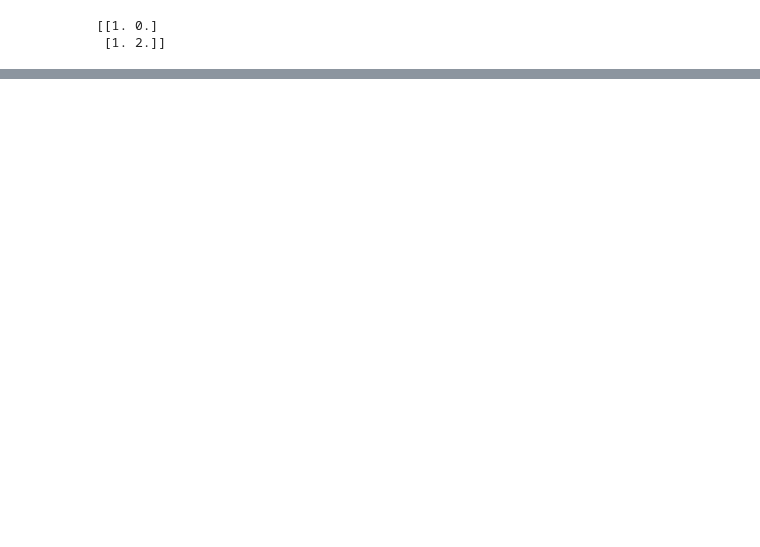
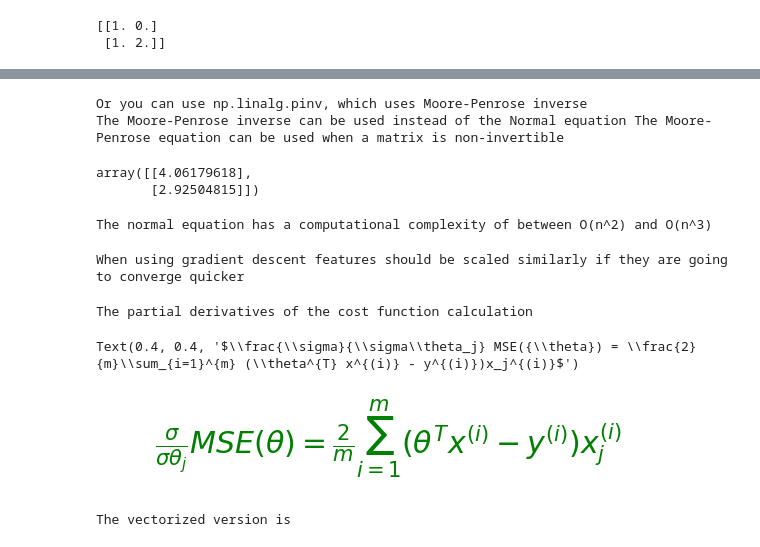
Before and after one commit to ChadMcintire/Handsonmachinelearning, a Jupyter notebook: chapter 4.ipynb, the cells around one changed output, grey strips where cells are left out. Cells and saved outputs as stored; diff of their text form; code cells hidden in the pictures; blank space fills up the shorter version.

Commit message:
section on gradient descent

```diff
--- a/chapter 4.ipynb
+++ b/chapter 4.ipynb
@@ -117,0 +141,39 @@ plt.show()
+# %%
+print("Or you can use np.linalg.pinv, which uses Moore-Penrose inverse")
+print("The Moore-Penrose inverse can be used instead of the Normal equation",
+      "The Moore-Penrose equation can be used when a matrix is non-invertible")
+# %% [output]
+Or you can use np.linalg.pinv, which uses Moore-Penrose inverse
+The Moore-Penrose inverse can be used instead of the Normal equation The Moore-Penrose equation can be used when a matrix is non-invertible
+# %%
+np.linalg.pinv(X_b).dot(y)
+# %% [output]
+array([[4.06179618],
+       [2.92504815]])
+# %%
+print("The normal equation has a computational complexity of between O(n^2) and O(n^3)")
+# %% [output]
+The normal equation has a computational complexity of between O(n^2) and O(n^3)
+# %%
+print("When using gradient descent features should be scaled similarly if they are going to converge quicker")
+# %% [output]
+When using gradient descent features should be scaled similarly if they are going to converge quicker
+# %%
+print("The partial derivatives of the cost function calculation")
+# %% [output]
+The partial derivatives of the cost function calculation
+# %%
+import matplotlib.pyplot as plt
+a = r'\frac{\sigma}{\sigma\theta_j} MSE({\theta}) = \frac{2}{m}\sum_{i=1}^{m} (\theta^{T} x^{(i)} - y^{(i)})x_j^{(i)}'
+ax = plt.axes([0,0,0.3,0.3]) #left,bottom,width,height
+ax.set_xticks([])
+ax.set_yticks([])
+ax.axis('off')
+plt.text(0.4,0.4,'$%s$' %a,size=30,color="green")
+# %% [output]
+Text(0.4, 0.4, '$\\frac{\\sigma}{\\sigma\\theta_j} MSE({\\theta}) = \\frac{2}{m}\\sum_{i=1}^{m} (\\theta^{T} x^{(i)} - y^{(i)})x_j^{(i)}$')
+[figure, added]
+# %%
+print("The vectorized version is ")
+# %% [output]
+The vectorized version is
```
Also changed, not shown: parts of 32 cells of this notebook.
